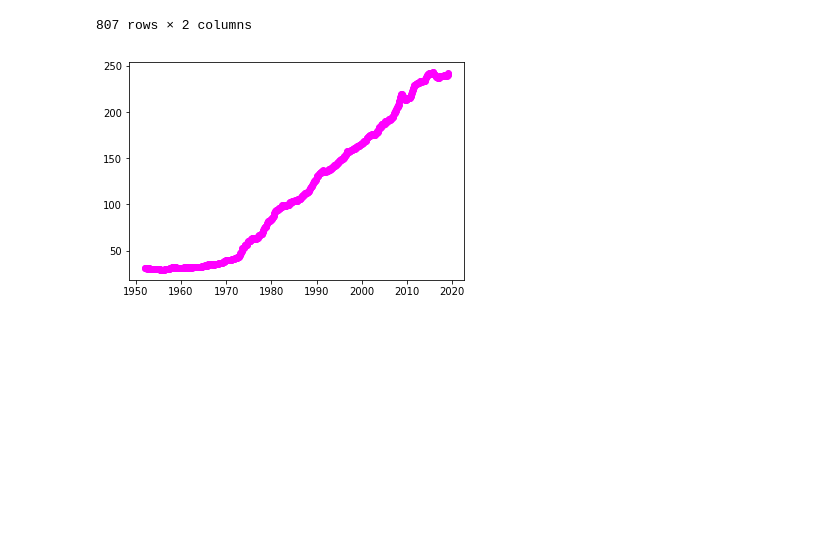
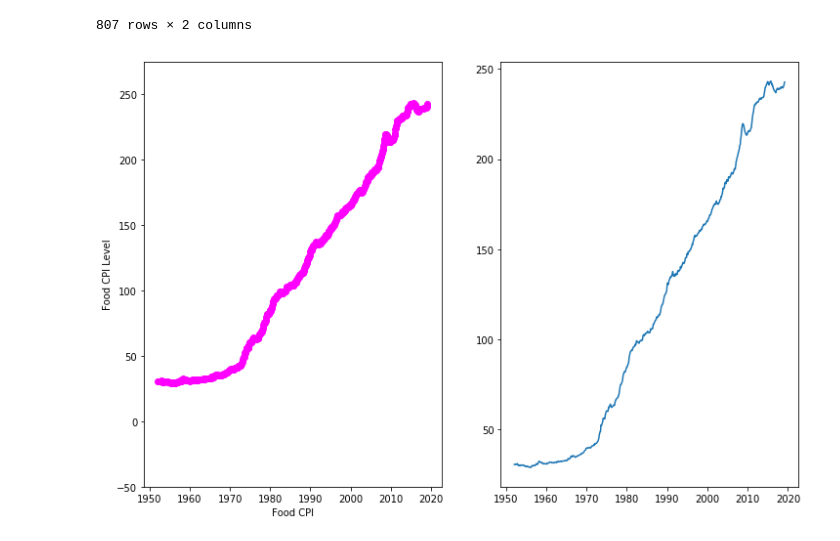
Before and after one commit to chrisoyer/thinkful_notes, a Jupyter notebook: Food Inflation plots.ipynb, the cells around one changed output. Saved outputs shown, nothing was run; the diff lists cells and outputs as text; code cells hidden in the pictures; blank space fills up the shorter version.

```diff
--- a/Food Inflation plots.ipynb
+++ b/Food Inflation plots.ipynb
@@ -853,14 +853,20 @@ cpidf
 # %%
 #plot
 
+
+plt.figure(figsize=(12,8))
+plt.subplot(1,2,1)
 plt.scatter(x=cpidf['date'],
             y=cpidf['cpi'],
            color="magenta")
-plt.ylabel = 'Values'
-plt.xlabel = 'Food CPI'
-plt.ylim = ([-500,260])
+plt.ylabel('Food CPI Level')
+plt.xlabel('Food CPI')
+plt.ylim(-50,275)
+
+plt.subplot(1,2,2)
+plt.plot(cpidf['date'], cpidf['cpi'])
 plt.show()
 # %% [output]
-[figure, old version]
+[figure, new version]
 # %% [markdown]
 #### This plot shows the price level of a set basket of food with one measurement per month over several decades. The inflation rate is the slope.
```
Also changed, not shown: parts of 10 cells of this notebook.
